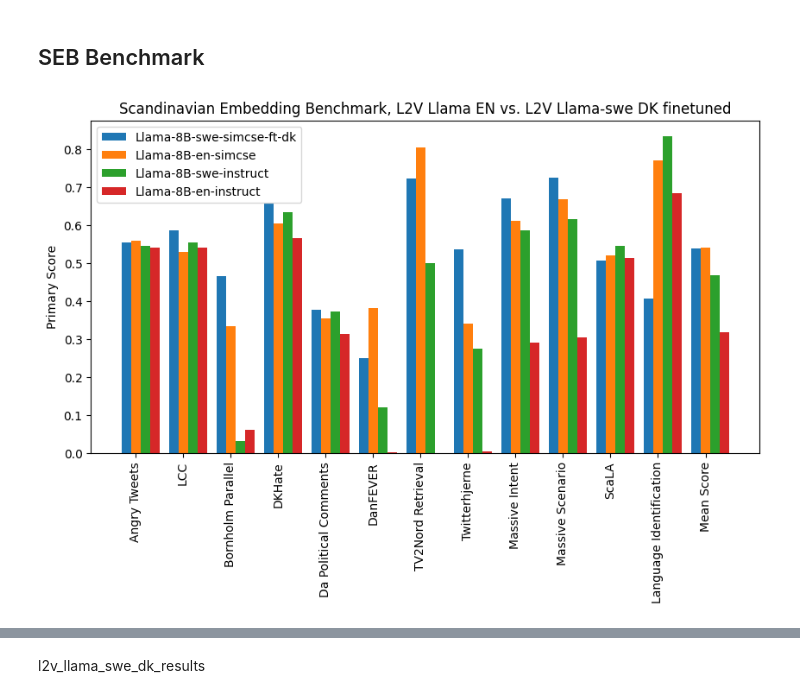
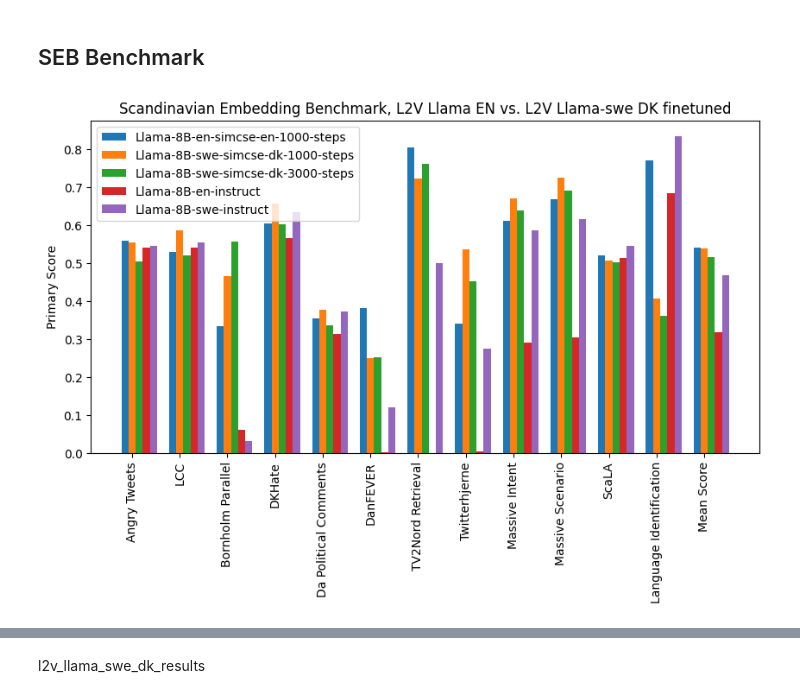
Before and after one commit to jalkestrup/dtu-deep-project, a Jupyter notebook: training_results/llm2vec_train_results.ipynb, the cells around one changed output, grey strips where cells are left out. Saved outputs shown, nothing was run; the diff lists cells and outputs as text; code cells hidden in the pictures.

```diff
--- a/training_results/llm2vec_train_results.ipynb
+++ b/training_results/llm2vec_train_results.ipynb
@@ -693,51 +1579,70 @@ import pickle
 import numpy as np
 import matplotlib.pyplot as plt
 
-with open(f"../seb_eval/seb_results_llama-8B-swe-simcse-dk.pkl", 'rb') as f:
+# Fine tune 1000 steps on DK wiki of Llama Swe, first in mntp then simcse
+with open(f"../seb_eval/SEB_eval_llama-8b-swe-llm2vec-simcse-dkwiki-1000-steps.pkl", 'rb') as f:
     l2v_llama_swe_dk_results = pickle.load(f)
 
+# Fine tune 1000 steps on DK wiki of Llama en, first in mntp then simcse
 with open(f"../seb_eval/SEB_L2V_eval_LLM2Vec-Meta-Llama-3-8B-Instruct-mntp-unsup-simcse.pkl", 'rb') as f:
     l2v_llama_en_results = pickle.load(f)
 
+# Supervised fine tune on SimCSE of Llama Swe
+with open(f"../seb_eval/SEB_eval_llama-8b-swe-llm2vec-supervised-wikigemma-100-steps.pkl", 'rb') as f:
+    llama_swe_supervised_results = pickle.load(f)
+
+# Baseline of llama swe without finetuning
 with open(f"../seb_eval/SEB_eval_llama-8b-swe-instruct.pkl", 'rb') as f:
     llama_swe_baseline_results = pickle.load(f)
 
+# Baseline of llama en without finetuning
 with open(f"../seb_eval/SEB_eval_llama-8b-instruct.pkl", 'rb') as f:
     llama_en_baseline_results = pickle.load(f)
+
+# Fine tune of 3000 steps on DK wiki of Llama Swe, first 3000 steps mntp
+with open(f"../seb_eval/SEB_eval_llama-8b-swe-llm2vec-simcse-dkwiki-3000-steps.pkl", 'rb') as f:
+    llama_swe_long_train_results = pickle.load(f)
 
 task_names = [res.task_name for res in l2v_llama_swe_dk_results[0]]
 task_names.append('Mean Score')
 main_scores_llama_8B_swe_simcse_dk = [res.get_main_score() for res in l2v_llama_swe_dk_results[0]]
 #Calculate and append the mean of the main scores for the swe simcse_dk model
 mean_scores_llama_8B_swe_simcse_dk = np.mean(main_scores_llama_8B_swe_simcse_dk)
 main_scores_llama_8B_swe_simcse_dk.append(mean_scores_llama_8B_swe_simcse_dk)
 
 main_scores_llama_8B_en_simcse = [res.get_main_score() for res in l2v_llama_en_results[0]]
 mean_scores_llama_8B_en_simcse = np.mean(main_scores_llama_8B_en_simcse)
 main_scores_llama_8B_en_simcse.append(mean_scores_llama_8B_en_simcse)
 
 main_scores_llama_8b_swe_baseline = [res.get_main_score() for res in llama_swe_baseline_results[0]]
 mean_scores_llama_8b_swe_baseline = np.mean(main_scores_llama_8b_swe_baseline)
 main_scores_llama_8b_swe_baseline.append(mean_scores_llama_8b_swe_baseline)
 
 main_scores_llama_8b_en_baseline = [res.get_main_score() for res in llama_en_baseline_results[0]]
 mean_scores_llama_8b_en_baseline = np.mean(main_scores_llama_8b_en_baseline)
 main_scores_llama_8b_en_baseline.append(mean_scores_llama_8b_en_baseline)
 
+main_scores_llama_8b_swe_long_train = [res.get_main_score() for res in llama_swe_long_train_results[0]]
+mean_scores_llama_8b_swe_long_train = np.mean(main_scores_llama_8b_swe_long_train)
+main_scores_llama_8b_swe_long_train.append(mean_scores_llama_8b_swe_long_train)
+
+
 
 
 fig, ax = plt.subplots(figsize=(10, 5))
-bar_width = 0.2
+bar_width = 0.15
 index = np.arange(len(task_names))
-ax.bar(index, main_scores_llama_8B_swe_simcse_dk, bar_width, label='Llama-8B-swe-simcse-ft-dk')
-ax.bar(index + bar_width, main_scores_llama_8B_en_simcse, bar_width, label='Llama-8B-en-simcse')
-ax.bar(index + 2*bar_width, main_scores_llama_8b_swe_baseline, bar_width, label='Llama-8B-swe-instruct')
+ax.bar(index, main_scores_llama_8B_en_simcse, bar_width, label='Llama-8B-en-simcse-en-1000-steps')
+ax.bar(index + bar_width, main_scores_llama_8B_swe_simcse_dk, bar_width, label='Llama-8B-swe-simcse-dk-1000-steps')
+ax.bar(index + 2*bar_width, main_scores_llama_8b_swe_long_train, bar_width, label='Llama-8B-swe-simcse-dk-3000-steps')
 ax.bar(index + 3*bar_width, main_scores_llama_8b_en_baseline, bar_width, label='Llama-8B-en-instruct')
+ax.bar(index + 4*bar_width, main_scores_llama_8b_swe_baseline, bar_width, label='Llama-8B-swe-instruct')
+
 ax.set_xticks(index + bar_width )
 ax.set_xticklabels(task_names, rotation=90)
 ax.set_ylabel('Primary Score')
 ax.set_title('Scandinavian Embedding Benchmark, L2V Llama EN vs. L2V Llama-swe DK finetuned')
 ax.legend()
 plt.show()
 # %% [output]
-[figure, old version]
+[figure, new version]
```
Also changed, not shown: parts of 21 cells of this notebook, 19 other files.
